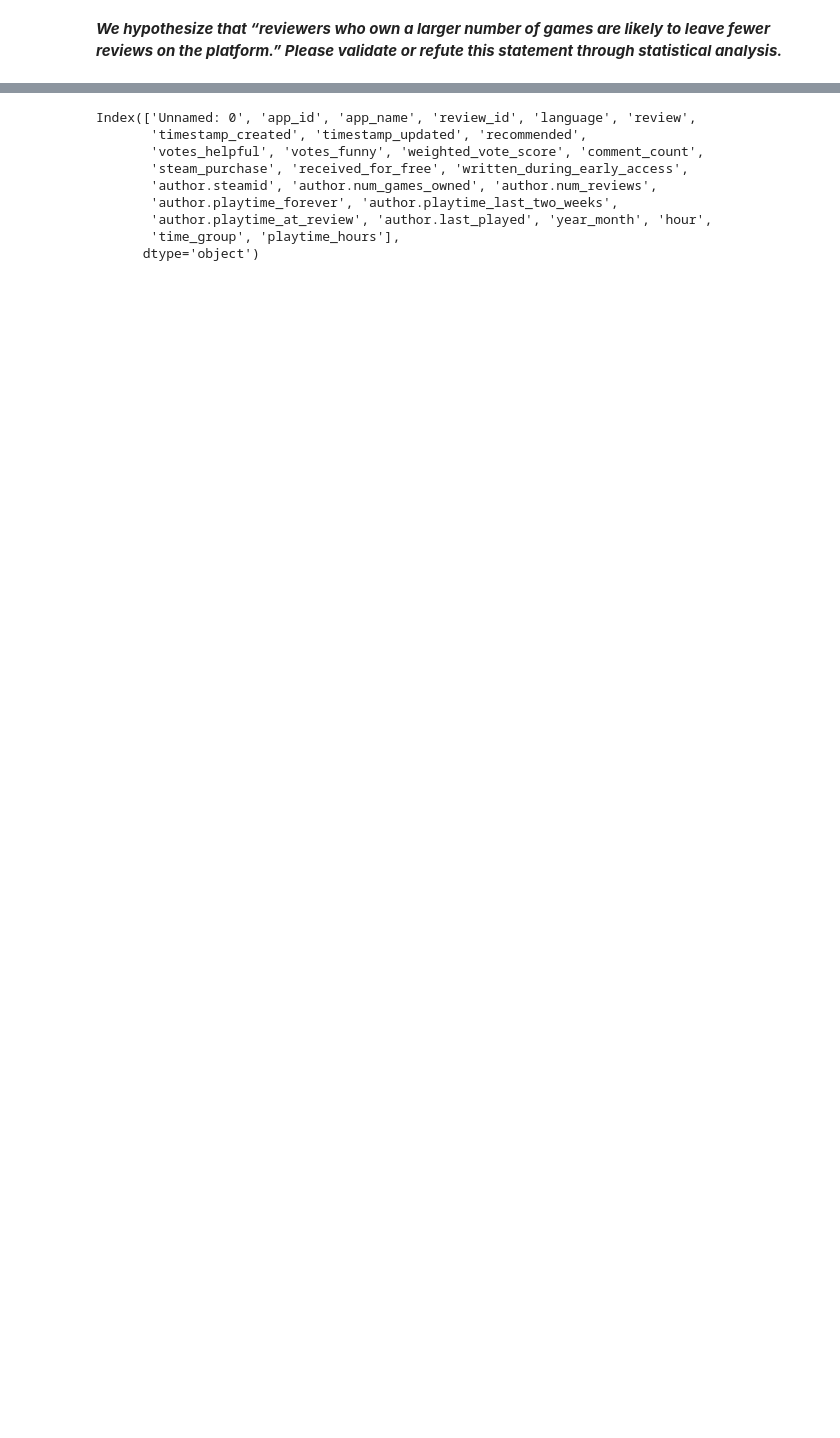
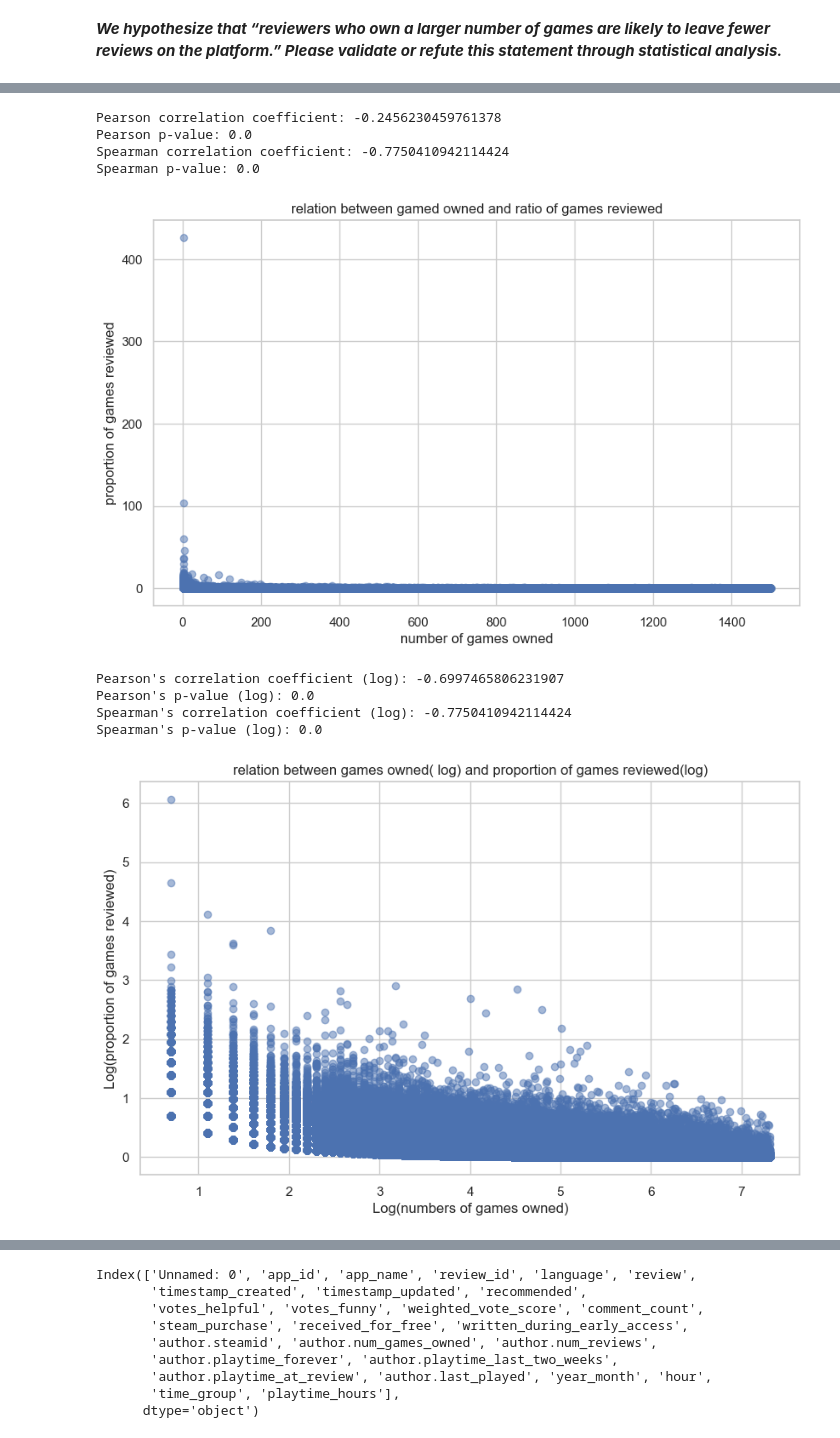
Before and after one commit to Ricksoleo/ADM-HW2-final, a Jupyter notebook: HW2.ipynb, the cells around one changed output, grey strips where cells are left out. Saved outputs shown, nothing was run; the diff lists cells and outputs as text; code cells hidden in the pictures; blank space fills up the shorter version.

```diff
--- a/HW2.ipynb
+++ b/HW2.ipynb
@@ -1097,0 +1020,77 @@ plt.show()
+# %%
+df_copy = df.copy()
+
+#removes missing values
+df_clean = df_copy[['author.steamid', 'author.num_games_owned', 'author.num_reviews']].dropna()
+
+#takes only the reasonables values
+max_games_threshold = 1500
+max_reviews_threshold = 1500
+
+df_clean = df_clean[
+    (df_clean['author.num_games_owned'] <= max_games_threshold) &
+    (df_clean['author.num_reviews'] <= max_reviews_threshold)
+]
+
+# group ny steam ID and takes only the max values for each user
+author_data = df_clean.groupby('author.steamid').agg({
+    'author.num_games_owned': 'max',
+    'author.num_reviews': 'max'
+}).reset_index()
+
+#calculates the proportion of games reviewed on games owned
+author_data['proportion_reviewed'] = author_data['author.num_reviews'] / author_data['author.num_games_owned']
+#remove missing values
+author_data = author_data.replace([np.inf, -np.inf], np.nan).dropna(subset=['proportion_reviewed'])
+
+#calculates the correlations
+pearson_corr, pearson_p = pearsonr(author_data['author.num_games_owned'], author_data['proportion_reviewed'])
+spearman_corr, spearman_p = spearmanr(author_data['author.num_games_owned'], author_data['proportion_reviewed'])
+
+print(f"Pearson correlation coefficient: {pearson_corr}")
+print(f"Pearson p-value: {pearson_p}")
+print(f"Spearman correlation coefficient: {spearman_corr}")
+print(f"Spearman p-value: {spearman_p}")
+
+# plot
+plt.figure(figsize=(10, 6))
+plt.scatter(author_data['author.num_games_owned'], author_data['proportion_reviewed'], alpha=0.5)
+plt.xlabel('number of games owned')
+plt.ylabel('proportion of games reviewed')
+plt.title('relation between gamed owned and ratio of games reviewed')
+plt.show()
+
+
+
+#log transformation
+author_data['log_num_games_owned'] = np.log1p(author_data['author.num_games_owned'])
+author_data['log_proportion_reviewed'] = np.log1p(author_data['proportion_reviewed'])
+
+#correlation
+pearson_corr_log, pearson_p_log = pearsonr(author_data['log_num_games_owned'], author_data['log_proportion_reviewed'])
+spearman_corr_log, spearman_p_log = spearmanr(author_data['log_num_games_owned'], author_data['log_proportion_reviewed'])
+
+#display the results
+print(f"Pearson's correlation coefficient (log): {pearson_corr_log}")
+print(f"Pearson's p-value (log): {pearson_p_log}")
+print(f"Spearman's correlation coefficient (log): {spearman_corr_log}")
+print(f"Spearman's p-value (log): {spearman_p_log}")
+
+#display the plot
+plt.figure(figsize=(10, 6))
+plt.scatter(author_data['log_num_games_owned'], author_data['log_proportion_reviewed'], alpha=0.5)
+plt.xlabel('Log(numbers of games owned)')
+plt.ylabel('Log(proportion of games reviewed)')
+plt.title('relation between games owned( log) and proportion of games reviewed(log)')
+plt.show()
+# %% [output]
+Pearson correlation coefficient: -0.2456230459761378
+Pearson p-value: 0.0
+Spearman correlation coefficient: -0.7750410942114424
+Spearman p-value: 0.0
+[figure, added]
+Pearson's correlation coefficient (log): -0.6997465806231907
+Pearson's p-value (log): 0.0
+Spearman's correlation coefficient (log): -0.7750410942114424
+Spearman's p-value (log): 0.0
+[figure, added]
```
Also changed, not shown: parts of 55 cells of this notebook.
